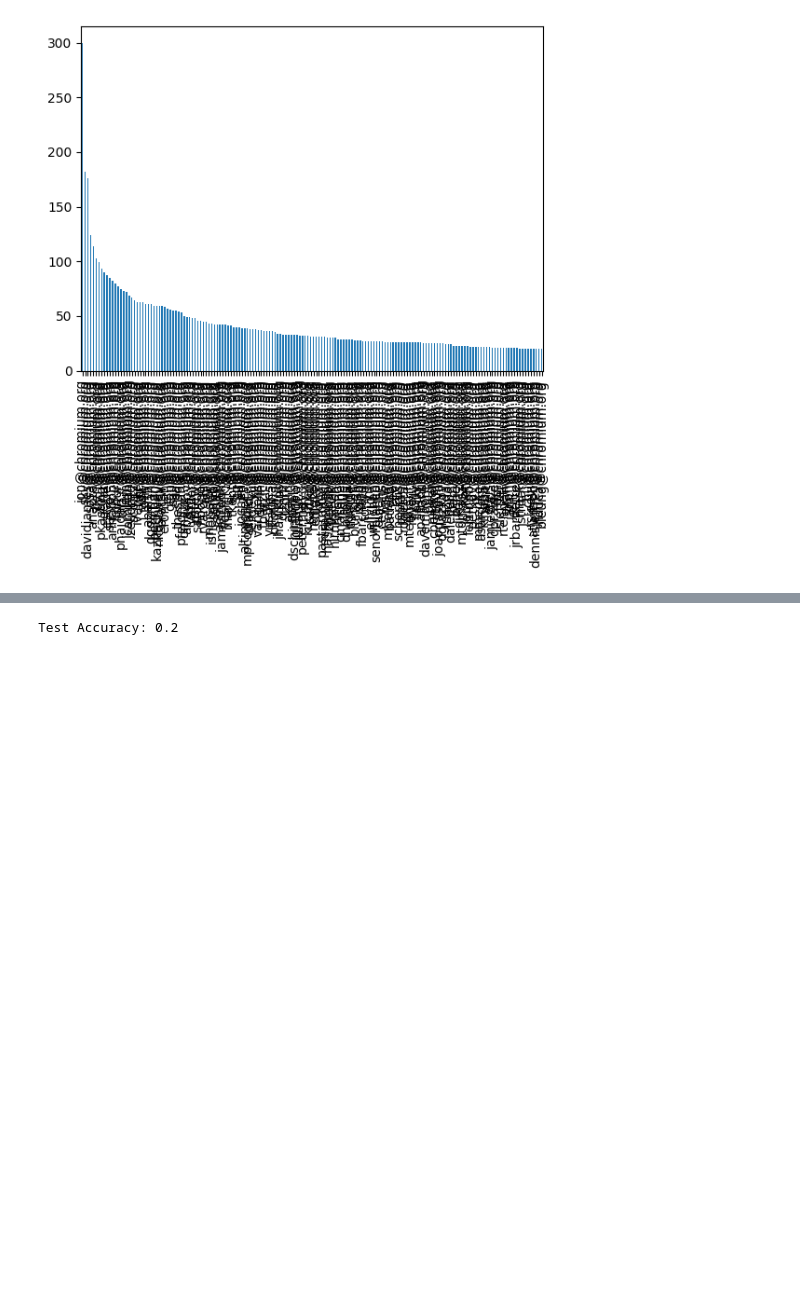
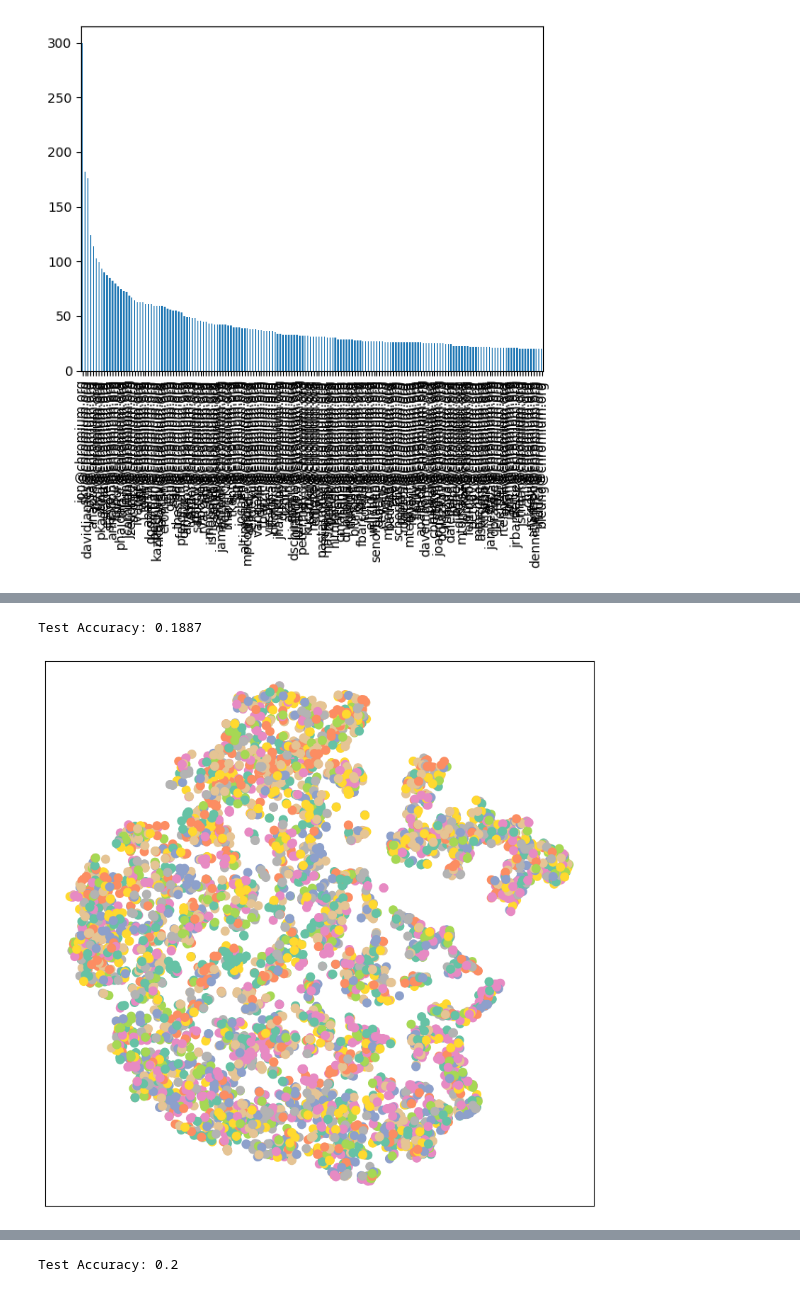
Before and after one commit to afifaniks/triagerX, a Jupyter notebook: notebook/ensemble_dt_deberta_graph.ipynb, the cells around one changed output, grey strips where cells are left out. Saved outputs shown, nothing was run; the diff lists cells and outputs as text; code cells hidden in the pictures; blank space fills up the shorter version.

```diff
--- a/notebook/ensemble_dt_deberta_graph.ipynb
+++ b/notebook/ensemble_dt_deberta_graph.ipynb
@@ -151,16 +207,17 @@ for idx, row in X_df.iterrows():
 # %%
-similarity_threshold = 0.5
+# similarity_threshold = 0.5
 
-# Add edges between nodes based on similarity
-for i in tqdm(range(len(X_df))):
-    for j in range(i+1, len(X_df)):
-        text1 = df.iloc[i]['text']
-        text2 = df.iloc[j]['text']
+# # Add edges between nodes based on similarity
+# for i in tqdm(range(len(X))):
+#     for j in range(i+1, len(X)):
+#         # text1 = df.iloc[i]['text']
+#         # text2 = df.iloc[j]['text']
 
-        text1_encode = all_embeddings[i]
-        text2_encode = all_embeddings[j]
+#         text1_encode = all_embeddings[i]
+#         text2_encode = all_embeddings[j]
 
-        similarity = util.cos_sim(text1_encode, text2_encode).squeeze()
+#         similarity = util.cos_sim(text1_encode, text2_encode).squeeze()
+#         print
 
-        if similarity >= similarity_threshold:
-            G.add_edge(i, j, weight=similarity)
+#         if similarity >= similarity_threshold:
+#             G.add_edge(i, j, weight=similarity)
@@ -223,0 +336,11 @@ import torch.nn.functional as F
+# %%
+test_acc = test()
+print(f'Test Accuracy: {test_acc:.4f}')
+# %% [output]
+Test Accuracy: 0.1887
+# %%
+model.eval()
+out = model(data.x, data.edge_index)
+visualize(out, color=data.y)
+# %% [output]
+[figure, added]
```
Also changed, not shown: parts of 39 cells of this notebook.
